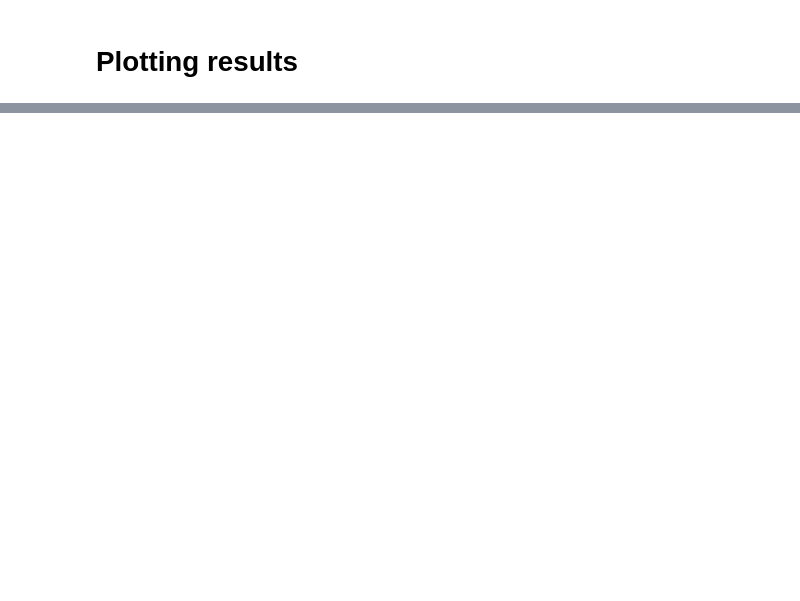
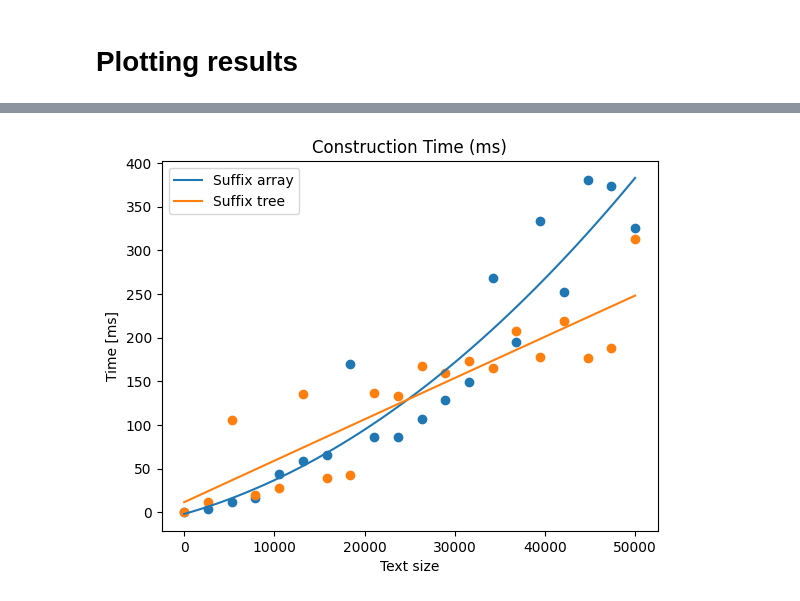
Before and after one commit to NCCMNT/Text-Algorithms, a Jupyter notebook: lab5/suffix_structure_compare.ipynb, the cells around one changed output, grey strips where cells are left out. Drawn from its saved outputs; the diff is of its cells as text; code cells hidden in the pictures; blank space fills up the shorter version.

Commit message:
lab5 plotting

```diff
--- a/lab5/suffix_structure_compare.ipynb
+++ b/lab5/suffix_structure_compare.ipynb
@@ -111,0 +139,19 @@ plt.show()
+# %%
+sizes = np.linspace(10, 5e4, 20, dtype=int)
+
+sa_compare = dict()
+st_compare = dict()
+
+for size in sizes:
+    text = randtext(size)
+    di = compare_suffix_structures(text)
+    sa_compare[f"{size}"] = di["suffix_array"]
+    st_compare[f"{size}"] = di["suffix_tree"]
+
+sa_df = pd.DataFrame(sa_compare)
+st_df = pd.DataFrame(st_compare)
+sa_df.columns = sa_df.columns.astype(int)
+st_df.columns = st_df.columns.astype(int)
+
+text_sizes = sa_df.columns.tolist()
+sa_label, st_label = 'Suffix Array', 'Suffix Tree'
@@ -111,0 +172,11 @@ plt.show()
+# %%
+ax = plt.gca()
+ax.set_title("Construction Time (ms)")
+ax.set_xlabel("Text size")
+ax.set_ylabel("Time [ms]")
+
+plt_approximate(ax, sizes, sa_df.loc['construction_time_ms'], deg=2, label="Suffix array")
+plt_approximate(ax, sizes, st_df.loc['construction_time_ms'], deg=2, label="Suffix tree")
+plt.show()
+# %% [output]
+[figure, added]
```
Also changed, not shown: parts of 15 cells of this notebook, 4 other files.
